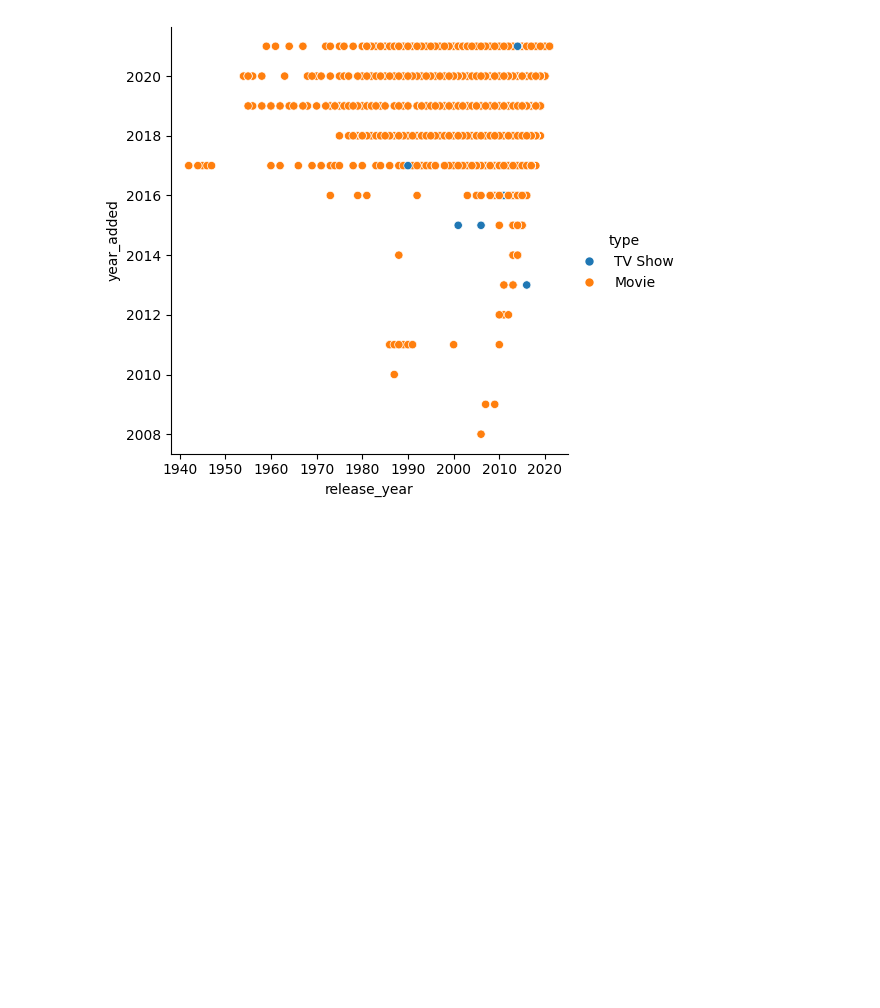
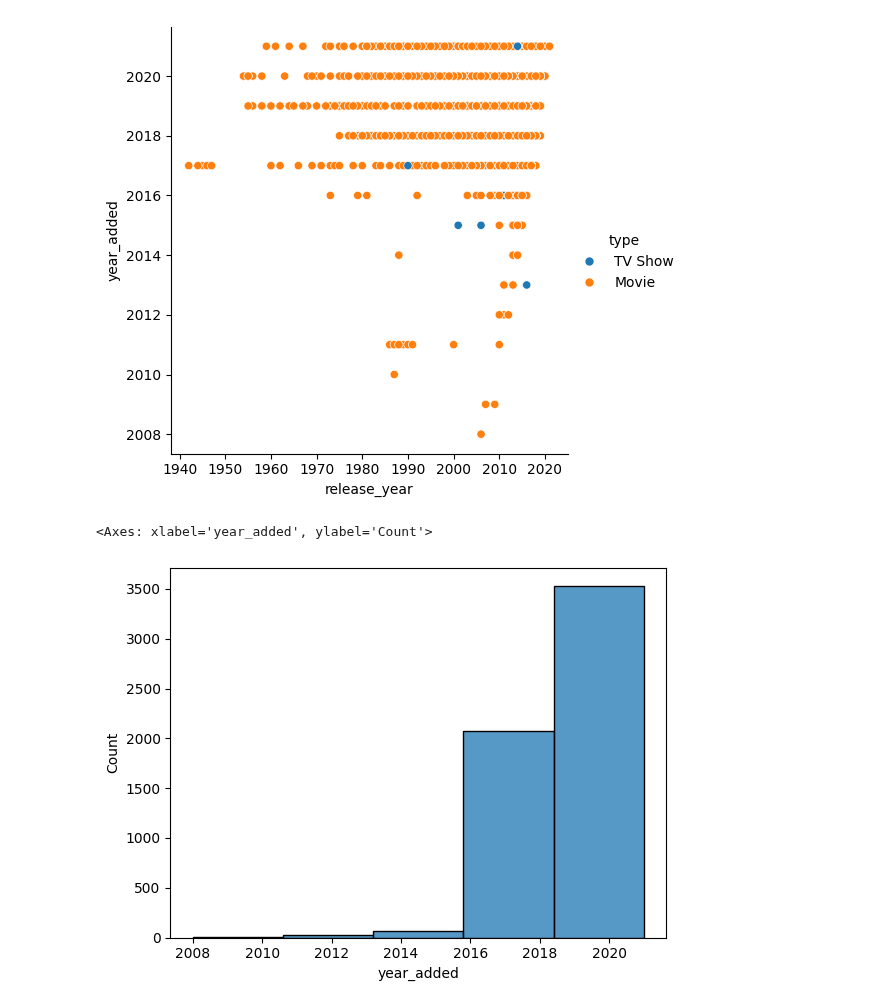
Before and after one commit to SanjilaGangaju/ExploratoryDataAnalysis_usingPython, a Jupyter notebook: EDA_Netflix_Dataset.ipynb, the cells around one changed output. Saved outputs shown, nothing was run; the diff lists cells and outputs as text; code cells hidden in the pictures; blank space fills up the shorter version.

Commit message:
histplot

```diff
--- a/EDA_Netflix_Dataset.ipynb
+++ b/EDA_Netflix_Dataset.ipynb
@@ -264,0 +263,5 @@ sns.relplot(x='release_year',y='year_added',hue='director',data=data_copy)
+# %%
+sns.histplot(data_copy['year_added'],bins=5)
+# %% [output]
+<Axes: xlabel='year_added', ylabel='Count'>
+[figure, added]
```
Also changed, not shown: parts of 2 cells of this notebook.
